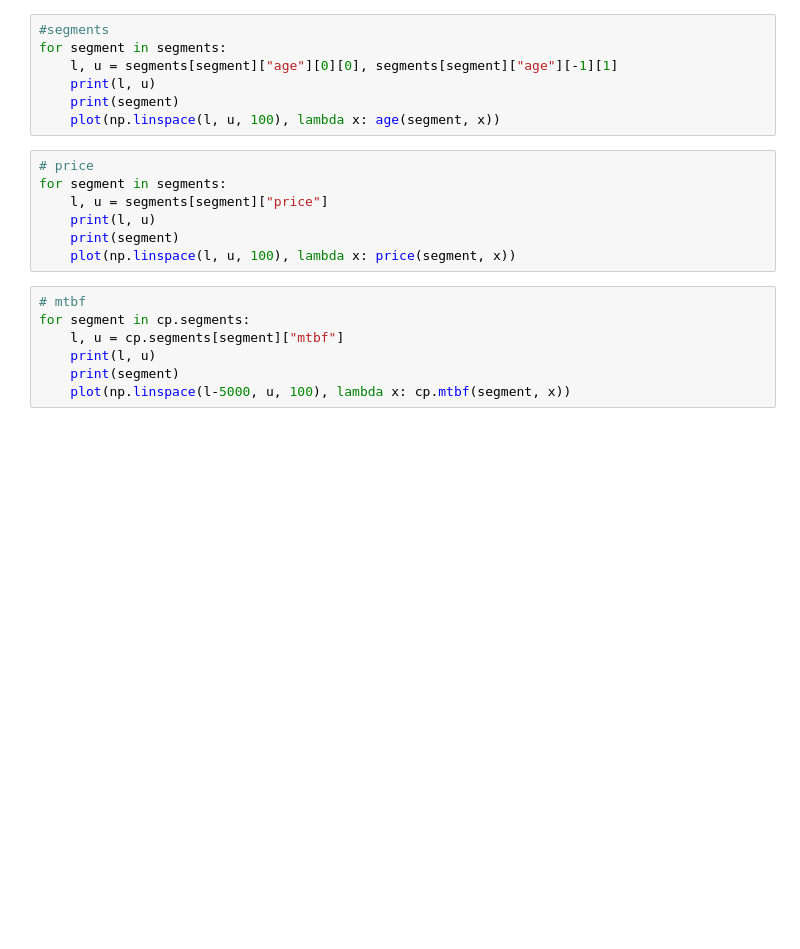
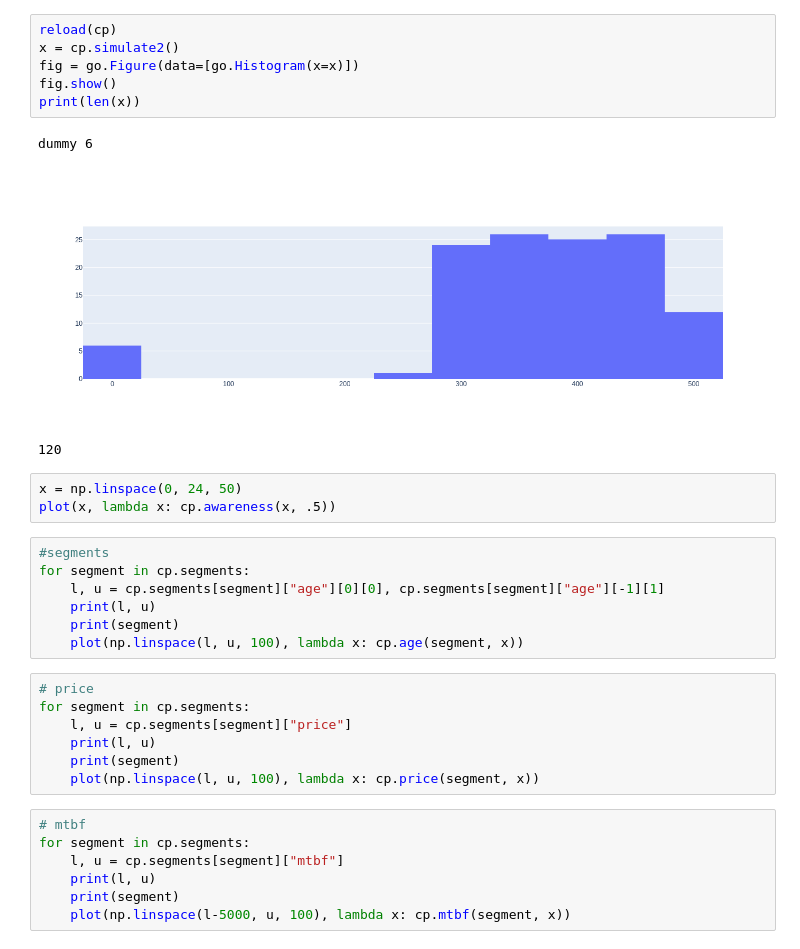
Before and after one commit to agsha/capstone, a Jupyter notebook: capstone.ipynb, the cells around one changed output. Saved outputs shown, nothing was run; the diff lists cells and outputs as text; blank space fills up the shorter version.

```diff
--- a/capstone.ipynb
+++ b/capstone.ipynb
@@ -11,17 +84,30 @@ reload(cp)
+# %%
+reload(cp)
+x = cp.simulate2()
+fig = go.Figure(data=[go.Histogram(x=x)])
+fig.show()
+print(len(x))
+# %% [output]
+dummy 6
+[figure, added]
+120
+# %%
+x = np.linspace(0, 24, 50)
+plot(x, lambda x: cp.awareness(x, .5))
 # %%
 #segments
-for segment in segments:
-    l, u = segments[segment]["age"][0][0], segments[segment]["age"][-1][1]
+for segment in cp.segments:
+    l, u = cp.segments[segment]["age"][0][0], cp.segments[segment]["age"][-1][1]
     print(l, u)
     print(segment)
-    plot(np.linspace(l, u, 100), lambda x: age(segment, x))
+    plot(np.linspace(l, u, 100), lambda x: cp.age(segment, x))
 # %%
 # price
-for segment in segments:
-    l, u = segments[segment]["price"]
+for segment in cp.segments:
+    l, u = cp.segments[segment]["price"]
     print(l, u)
     print(segment)
-    plot(np.linspace(l, u, 100), lambda x: price(segment, x))
+    plot(np.linspace(l, u, 100), lambda x: cp.price(segment, x))
 # %%
 # mtbf
 for segment in cp.segments:
```
Also changed, not shown: parts of 8 cells of this notebook, 1 other file.
